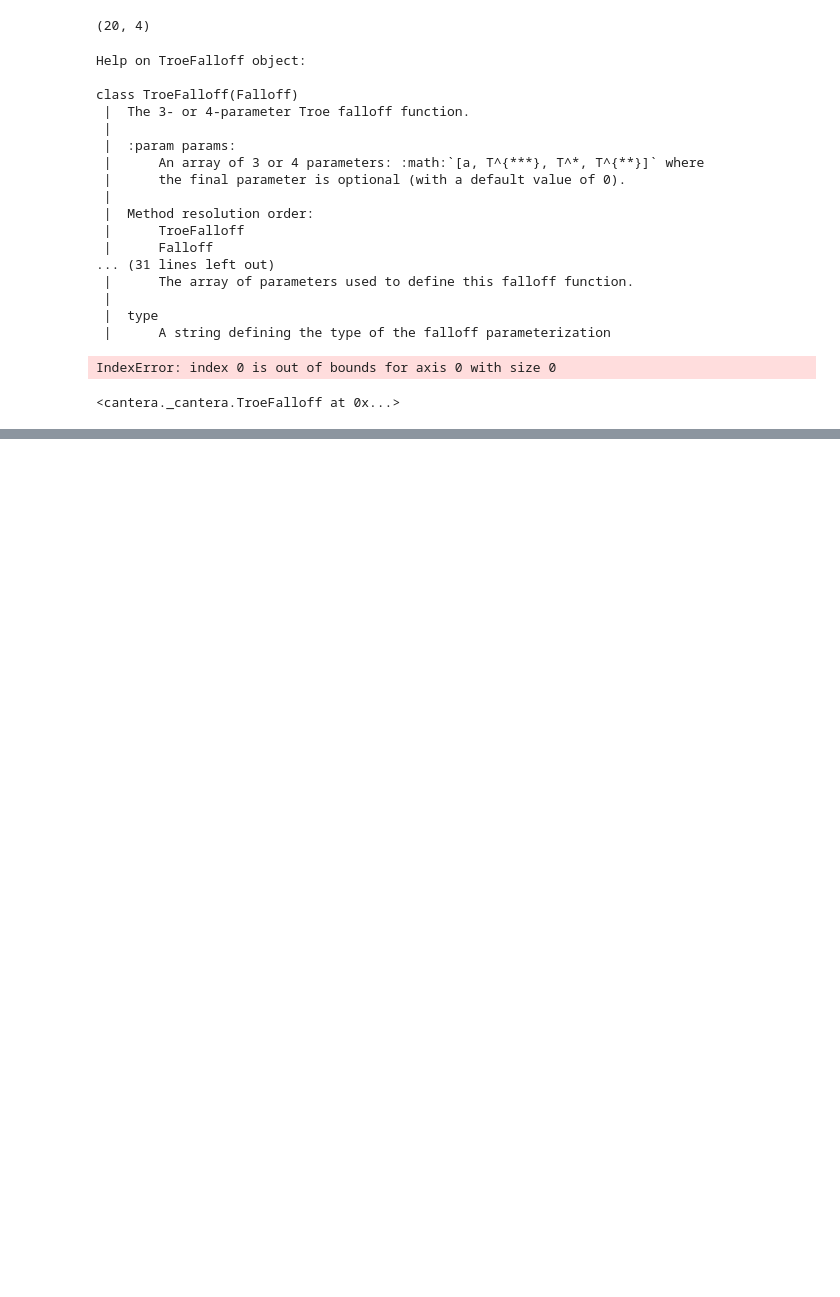
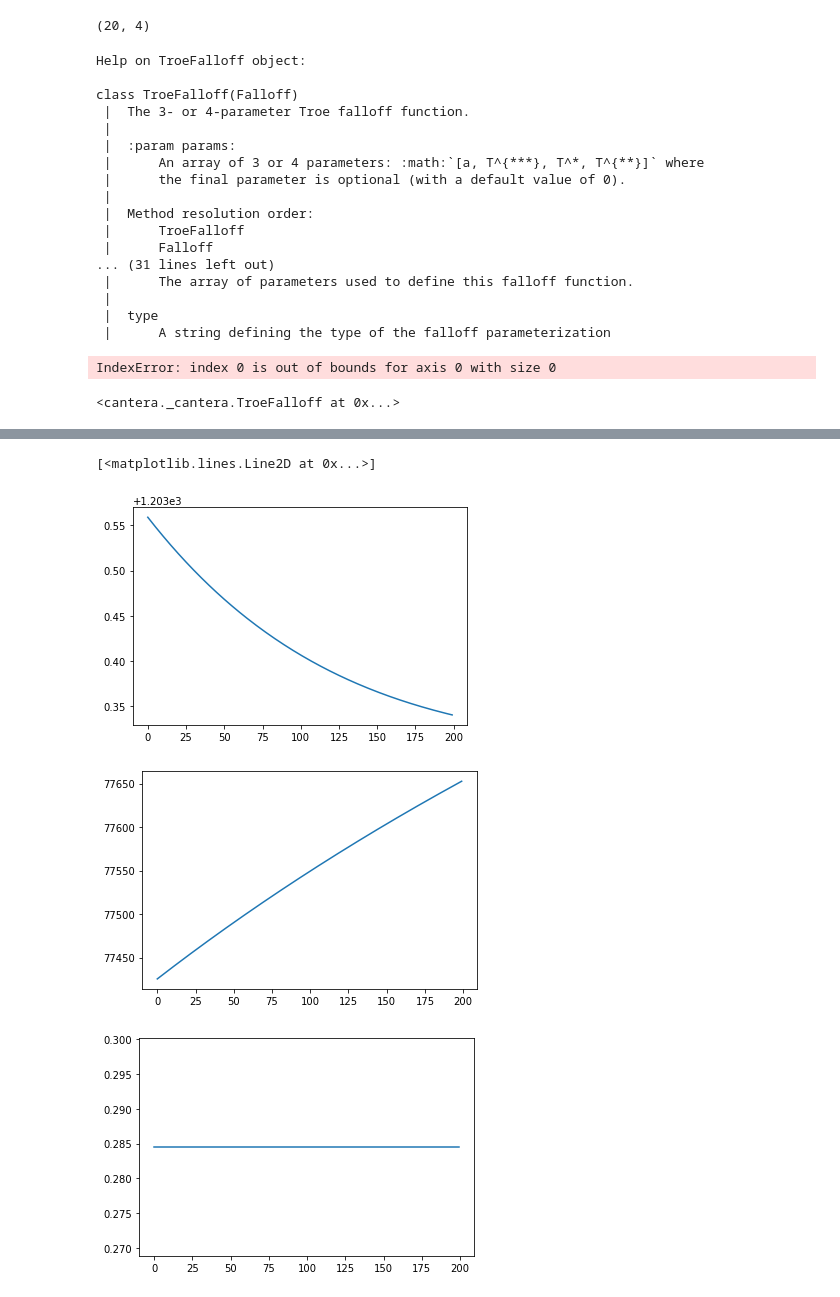
Before and after one commit to qyz96/PSAAP3, a Jupyter notebook: cantera_test_113020.ipynb, the cells around one changed output, grey strips where cells are left out. Saved outputs shown, nothing was run; the diff lists cells and outputs as text; code cells hidden in the pictures; blank space fills up the shorter version.

```diff
--- a/cantera_test_113020.ipynb
+++ b/cantera_test_113020.ipynb
@@ -358,0 +353,12 @@ plt.plot(t, -_mdot)  # For debugging
+# %%
+plt.plot(Tt)
+plt.figure()
+plt.plot(Pt)
+plt.figure()
+plt.plot(Rhot)
+####
+# %% [output]
+[<matplotlib.lines.Line2D at 0x...>]
+[figure, added]
+[figure, added]
+[figure, added]
```
Also changed, not shown: parts of 5 cells of this notebook, 1 other file.
